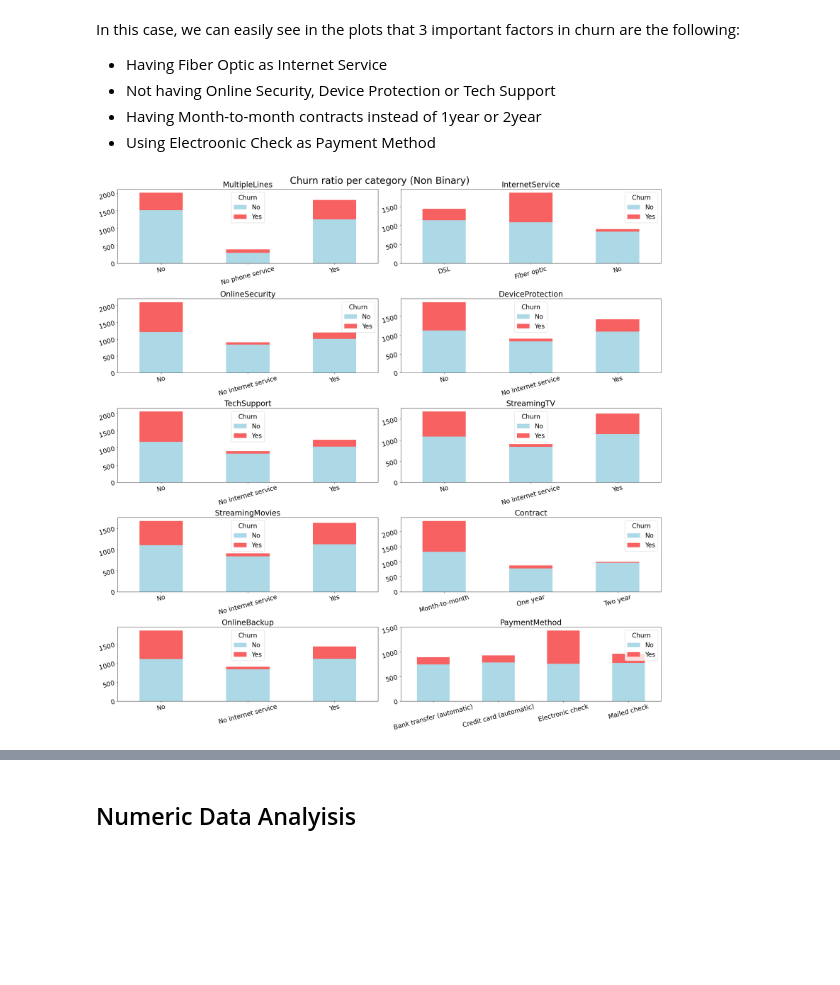
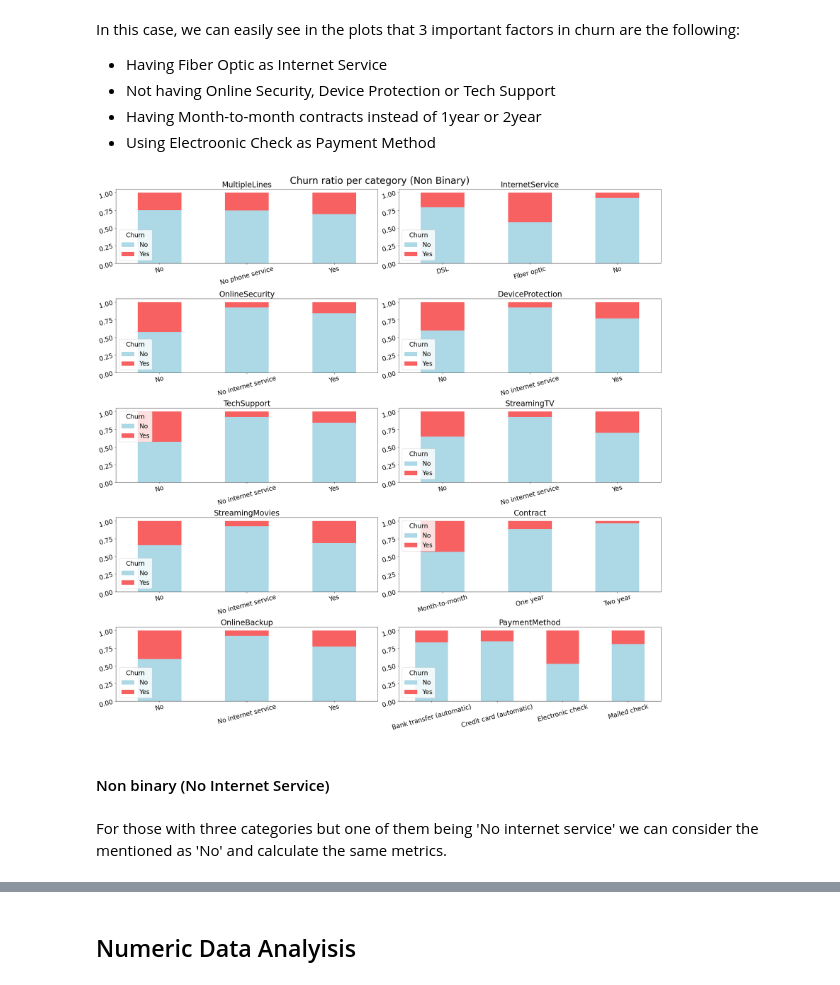
Before and after one commit to BecTome/telco-churn-ml, a Jupyter notebook: notebooks/telco-churn_eda.ipynb, the cells around one changed output, grey strips where cells are left out. Drawn from its saved outputs; the diff is of its cells as text; code cells hidden in the pictures; blank space fills up the shorter version.

```diff
--- a/notebooks/telco-churn_eda.ipynb
+++ b/notebooks/telco-churn_eda.ipynb
@@ -376,17 +376,21 @@ df_non_binary = df_non_binary[cols_non_binary + ['Churn']]
 # %%
 cols_non_binary_ = [x for x in cols_non_binary if 'Churn' != x]
 fig, ax = plt.subplots(len(cols_non_binary_) // 2 , 2, figsize=(25, 25))
 ax = ax.reshape(-1)
 for i, col in enumerate(cols_non_binary_):
-    df_non_binary_prop = df_non_binary.groupby(col)['Churn'].value_counts(normalize=False).unstack()
+    df_non_binary_prop = df_non_binary.groupby(col)['Churn'].value_counts(normalize=True).unstack()
     df_non_binary_prop.plot(kind='bar', stacked=True, ax=ax[i], title=col, color=[BLUE, RED])
 
     ax[i].set_xlabel('')
     ax[i].set_title(col, fontsize=24)
     ax[i].tick_params(axis='both', labelsize=20, rotation=15)
 
 # fig.subplots_adjust()
 fig.suptitle("Churn ratio per category (Non Binary)", fontsize=30)
 fig.tight_layout()
 # %% [output]
-[figure, old version]
+[figure, new version]
+# %% [markdown]
+#### Non binary (No Internet Service)
+# %% [markdown]
+For those with three categories but one of them being 'No internet service' we can consider the mentioned as 'No' and calculate the same metrics.
```
Also changed, not shown: parts of 8 cells of this notebook.
